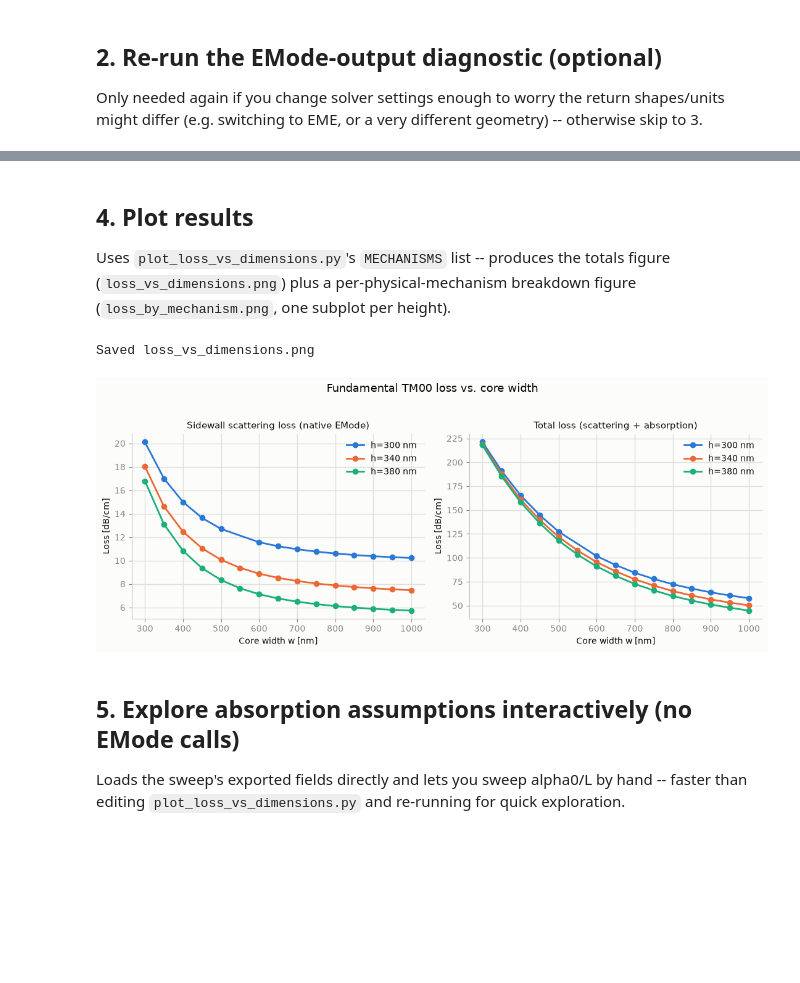
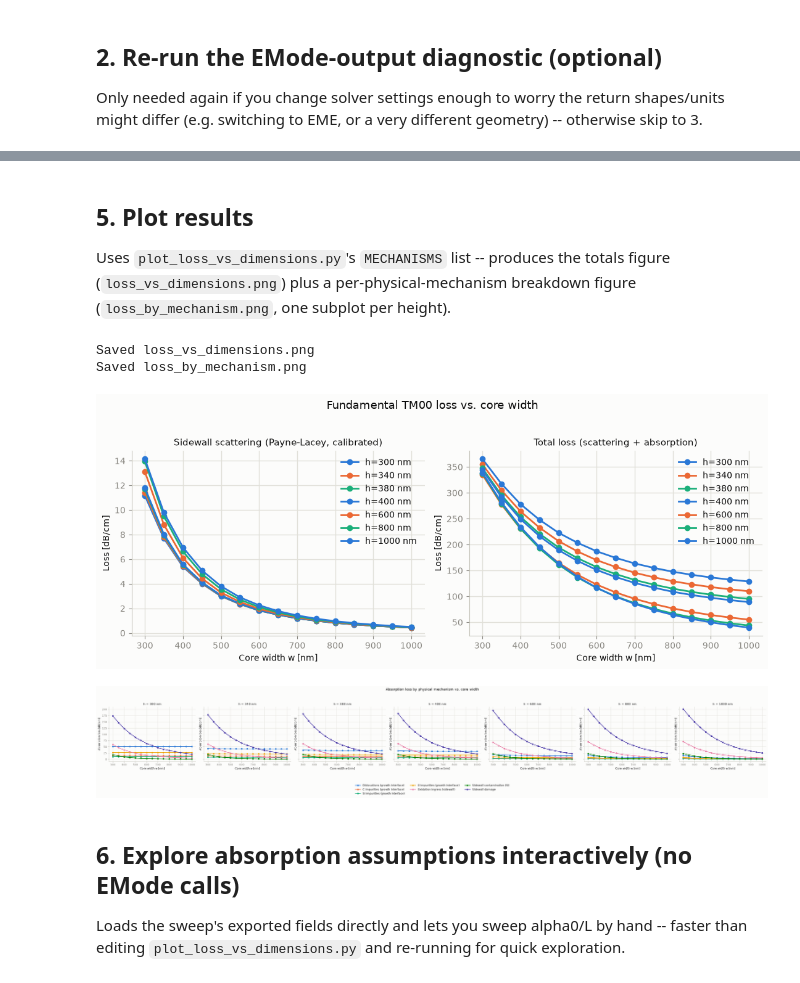
Before and after one commit to uviquityBF/eMode_scripts, a Jupyter notebook: loss_vs_dimensions/Loss_vs_Dimensions_Dev.ipynb, the cells around one changed output, grey strips where cells are left out. Cells and saved outputs as stored; diff of their text form; code cells hidden in the pictures; blank space fills up the shorter version.

```diff
--- a/loss_vs_dimensions/Loss_vs_Dimensions_Dev.ipynb
+++ b/loss_vs_dimensions/Loss_vs_Dimensions_Dev.ipynb
@@ -115,0 +146,6 @@ sw.main()
+# %%
+import scattering_model as scm
+import calibrate_scattering as cs
+importlib.reload(scm)
+importlib.reload(cs)
+calibration = cs.fit_and_report()
@@ -116,17 +170,27 @@ sw.main()
 # %% [markdown]
-## 4. Plot results
+## 5. Plot results
 
 Uses `plot_loss_vs_dimensions.py`'s `MECHANISMS` list -- produces the totals figure
 (`loss_vs_dimensions.png`) plus a per-physical-mechanism breakdown figure
 (`loss_by_mechanism.png`, one subplot per height).
-# %%
-importlib.reload(plv)
-plv.main()
-# %% [output]
-Saved loss_vs_dimensions.png
-[figure, removed]
+# %%
+import calibrate_scattering as cs
+importlib.reload(plv)
+
+calibration = cs.load_calibration()
+assumptions = plv.default_assumptions()
+assumptions.update(n_core=calibration['n_core'], n_clad=calibration['n_clad'],
+                    n_substrate=calibration['n_substrate'],
+                    calibration_factor=calibration['calibration_factor'],
+                    calibration_factor_horizontal=calibration['calibration_factor_horizontal'])
+plv.main(assumptions)
+# %% [output]
+Saved loss_vs_dimensions.png
+Saved loss_by_mechanism.png
+[figure, added]
+[figure, added]
 # %% [markdown]
-## 5. Explore absorption assumptions interactively (no EMode calls)
+## 6. Explore absorption assumptions interactively (no EMode calls)
 
 Loads the sweep's exported fields directly and lets you sweep alpha0/L by hand -- faster
 than editing `plot_loss_vs_dimensions.py` and re-running for quick exploration.
```
Also changed, not shown: parts of 19 cells of this notebook, 10 other files.
